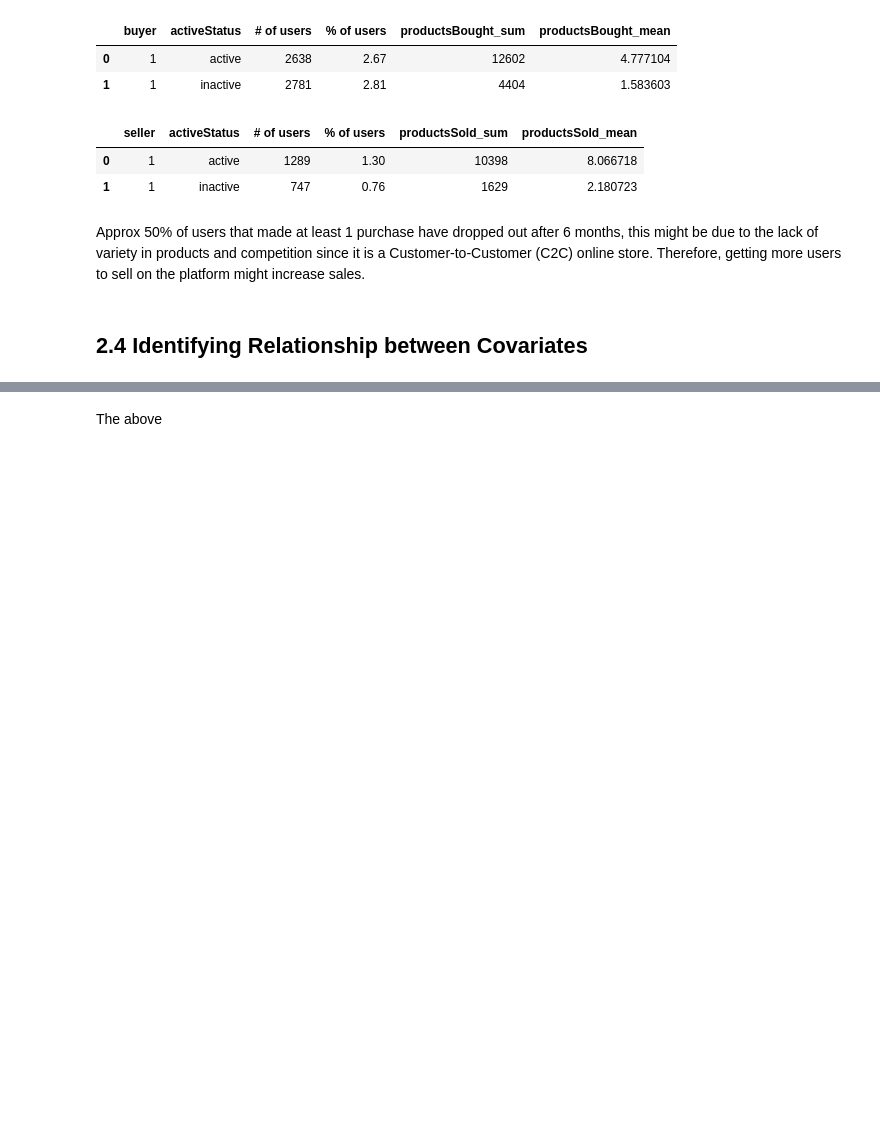
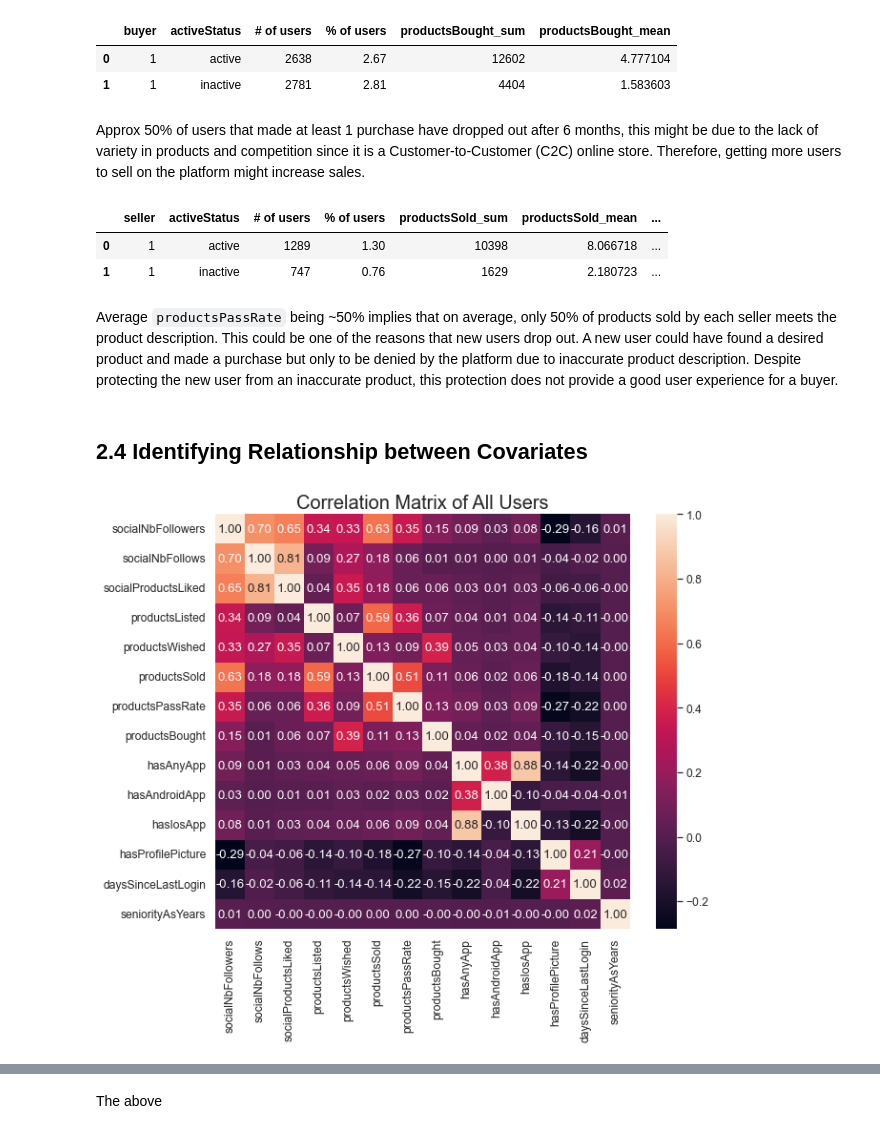
Before and after one commit to mattlim96/getharley-challenge, a Jupyter notebook: solution.ipynb, the cells around one changed output, grey strips where cells are left out. Saved outputs shown, nothing was run; the diff lists cells and outputs as text; code cells hidden in the pictures; blank space fills up the shorter version.

```diff
--- a/solution.ipynb
+++ b/solution.ipynb
@@ -295,24 +296,38 @@ buyerPivot
 |  | buyer | activeStatus | # of users | % of users | productsBought_sum | productsBought_mean |
 | 0 | 1 | active | 2638 | 2.67 | 12602 | 4.777104 |
 | 1 | 1 | inactive | 2781 | 2.81 | 4404 | 1.583603 |
-# %%
-# pivot table to view performance of sellers
-sellerPivot = df_final[['activeStatus','seller']]
-sellerPivot = sellerPivot.groupby(['seller','activeStatus'],as_index=False).size().rename(columns={"size": "# of users"})
-sellerPivot['% of users'] = round(sellerPivot['# of users'] / sellerPivot['# of users'].sum() * 100,2)
-sellerPivot = sellerPivot[sellerPivot['seller'] == 1].reset_index().drop(columns=['index'])
-
-soldPivot = df_final[['activeStatus','seller','productsSold']]
-soldPivot = soldPivot.groupby(['seller','activeStatus'],as_index=False).agg([np.sum,np.mean])
-
-sellerPivot['productsSold_sum'] = soldPivot.reset_index().drop([0,1]).reset_index()['productsSold'][['sum']]
-sellerPivot['productsSold_mean'] = soldPivot.reset_index().drop([0,1]).reset_index()['productsSold'][['mean']]
-sellerPivot
-# %% [output]
-|  | seller | activeStatus | # of users | % of users | productsSold_sum | productsSold_mean |
-| 0 | 1 | active | 1289 | 1.30 | 10398 | 8.066718 |
-| 1 | 1 | inactive | 747 | 0.76 | 1629 | 2.180723 |
 # %% [markdown]
 Approx 50% of users that made at least 1 purchase have dropped out after 6 months, this might be due to the lack of variety in products and competition since it is a Customer-to-Customer (C2C) online store. Therefore, getting more users to sell on the platform might increase sales.
+# %%
+# pivot table to view performance of sellers
+sellerPivot = df_final[['activeStatus','seller']]
+sellerPivot = sellerPivot.groupby(['seller','activeStatus'],as_index=False).size().rename(columns={"size": "# of users"})
+sellerPivot['% of users'] = round(sellerPivot['# of users'] / sellerPivot['# of users'].sum() * 100,2)
+sellerPivot = sellerPivot[sellerPivot['seller'] == 1].reset_index().drop(columns=['index'])
+
+soldPivot = df_final[['activeStatus','seller','productsSold','productsPassRate']]
+soldPivot = soldPivot.groupby(['seller','activeStatus'],as_index=False).agg([np.sum,np.mean])
+
+sellerPivot['productsSold_sum'] = soldPivot.reset_index().drop([0,1]).reset_index()['productsSold'][['sum']]
+sellerPivot['productsSold_mean'] = soldPivot.reset_index().drop([0,1]).reset_index()['productsSold'][['mean']]
+sellerPivot['productsPassRate_sum'] = soldPivot.reset_index().drop([0,1]).reset_index()['productsPassRate'][['sum']]
+sellerPivot['productsPassRate_mean'] = soldPivot.reset_index().drop([0,1]).reset_index()['productsPassRate'][['mean']]
+sellerPivot
+# %% [output]
+|  | seller | activeStatus | # of users | % of users | productsSold_sum | productsSold_mean | ... |
+| 0 | 1 | active | 1289 | 1.30 | 10398 | 8.066718 | ... |
+| 1 | 1 | inactive | 747 | 0.76 | 1629 | 2.180723 | ... |
+# %% [markdown]
+Average `productsPassRate` being ~50% implies that on average, only 50% of products sold by each seller meets the product description. This could be one of the reasons that new users drop out. A new user could have found a desired product and made a purchase but only to be denied by the platform due to inaccurate product description. Despite protecting the new user from an inaccurate product, this protection does not provide a good user experience for a buyer.
 # %% [markdown]
 ## 2.4 Identifying Relationship between Covariates
+# %%
+# plot correlation matrix
+FIG = plt.figure(figsize=(10,8))
+sns.set(font_scale=1.1)
+sns.heatmap(df_clean.corr(), annot=True, square=True,fmt='.2f')
+plt.title(f'Correlation Matrix of All Users', fontsize=20)
+plt.yticks(rotation=0)
+plt.show()
+# %% [output]
+[figure, added]
```
Also changed, not shown: parts of 19 cells of this notebook.
